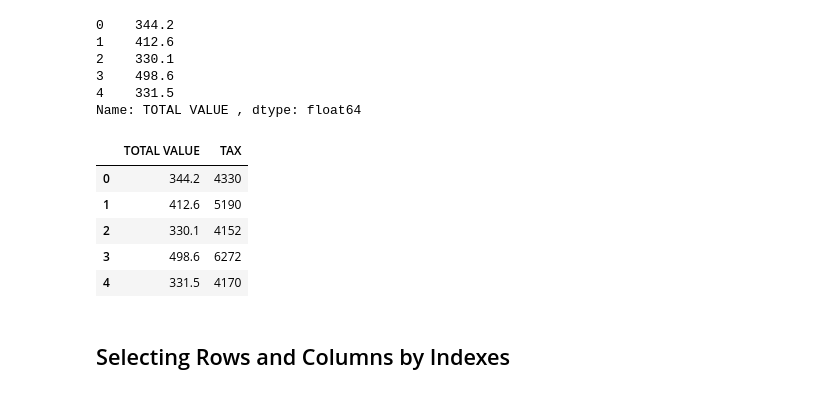
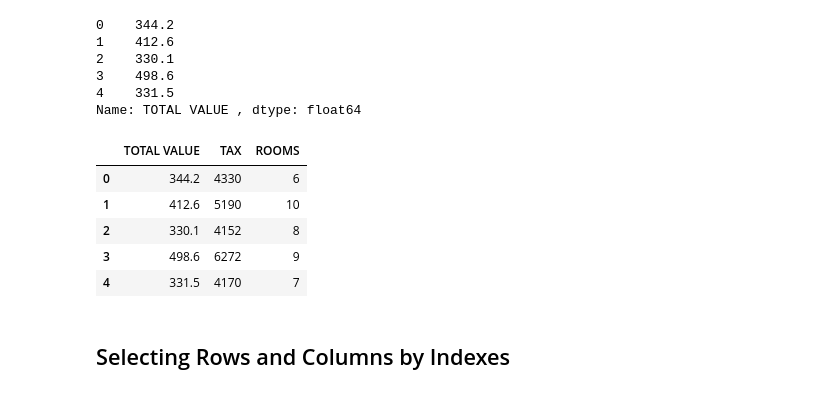
Before and after one commit to nnbphuong/datascience4biz, a Jupyter notebook: Working_with_DataFrames.ipynb, the cells around one changed output. Drawn from its saved outputs; the diff is of its cells as text; code cells hidden in the pictures.

```diff
--- a/Working_with_DataFrames.ipynb
+++ b/Working_with_DataFrames.ipynb
@@ -152,14 +148,14 @@ housing_df['TOTAL VALUE '][0:5]
 4    331.5
 Name: TOTAL VALUE , dtype: float64
 # %%
-housing_df[['TOTAL VALUE ', 'TAX']][0:5]
+housing_df[['TOTAL VALUE ', 'TAX', 'ROOMS']][0:5]
 # %% [output]
-|  | TOTAL VALUE | TAX |
-| 0 | 344.2 | 4330 |
-| 1 | 412.6 | 5190 |
-| 2 | 330.1 | 4152 |
-| 3 | 498.6 | 6272 |
-| 4 | 331.5 | 4170 |
+|  | TOTAL VALUE | TAX | ROOMS |
+| 0 | 344.2 | 4330 | 6 |
+| 1 | 412.6 | 5190 | 10 |
+| 2 | 330.1 | 4152 | 8 |
+| 3 | 498.6 | 6272 | 9 |
+| 4 | 331.5 | 4170 | 7 |
 # %% [markdown]
 ## Selecting Rows and Columns by Indexes
 # %%
```
Also changed, not shown: parts of 10 cells of this notebook.
